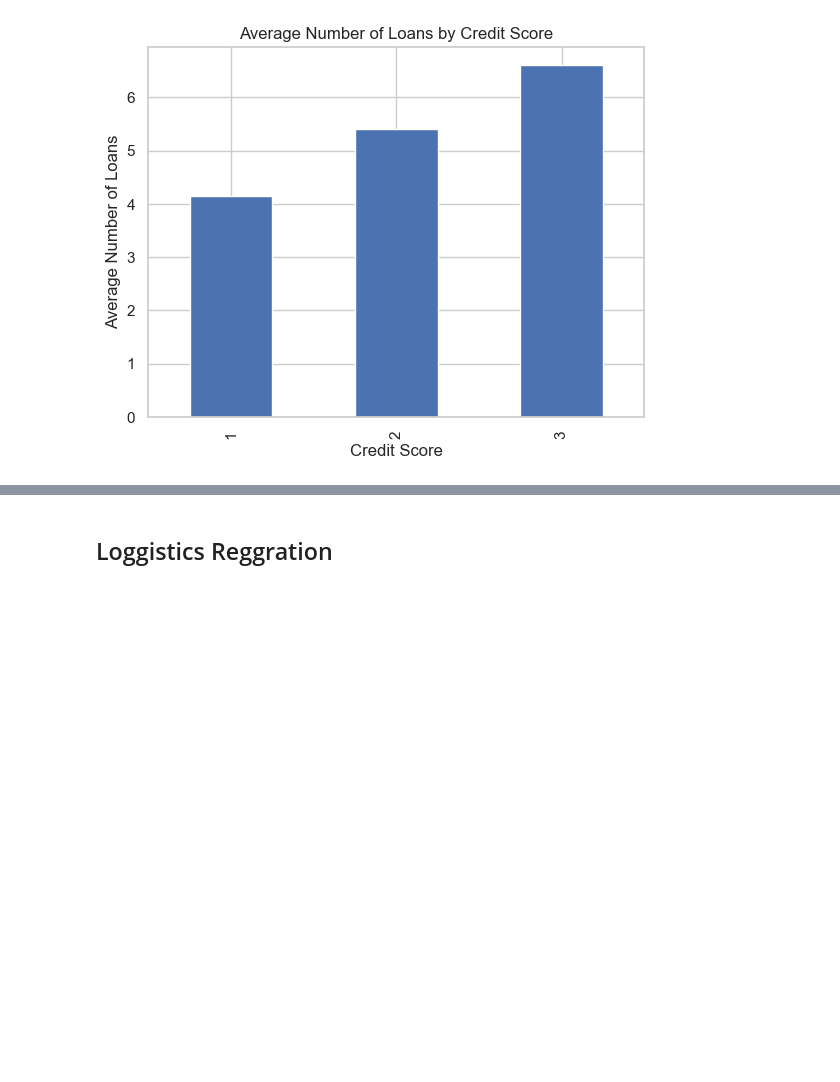
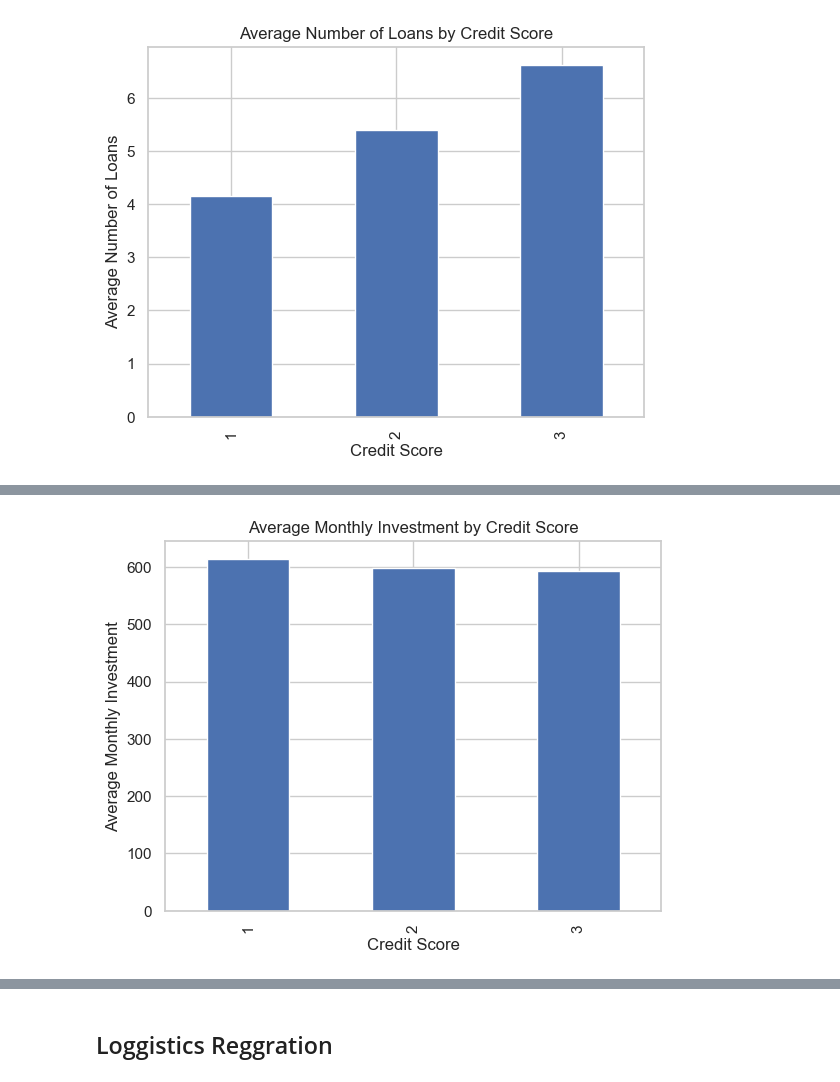
Before and after one commit to rodyrahi/creditscoreML, a Jupyter notebook: credit.ipynb, the cells around one changed output, grey strips where cells are left out. Saved outputs shown, nothing was run; the diff lists cells and outputs as text; code cells hidden in the pictures; blank space fills up the shorter version.

```diff
--- a/credit.ipynb
+++ b/credit.ipynb
@@ -232,0 +251,9 @@ plt.show()
+# %%
+scoredf['Amount_invested_monthly'] = scoredf['Amount_invested_monthly'].astype(float)
+avg_monthly_investment = scoredf.groupby('Credit_Score')['Amount_invested_monthly'].mean()
+avg_monthly_investment.plot(kind='bar', title='Average Monthly Investment by Credit Score')
+plt.xlabel('Credit Score')
+plt.ylabel('Average Monthly Investment')
+plt.show()
+# %% [output]
+[figure, added]
```
Also changed, not shown: parts of 50 cells of this notebook.
